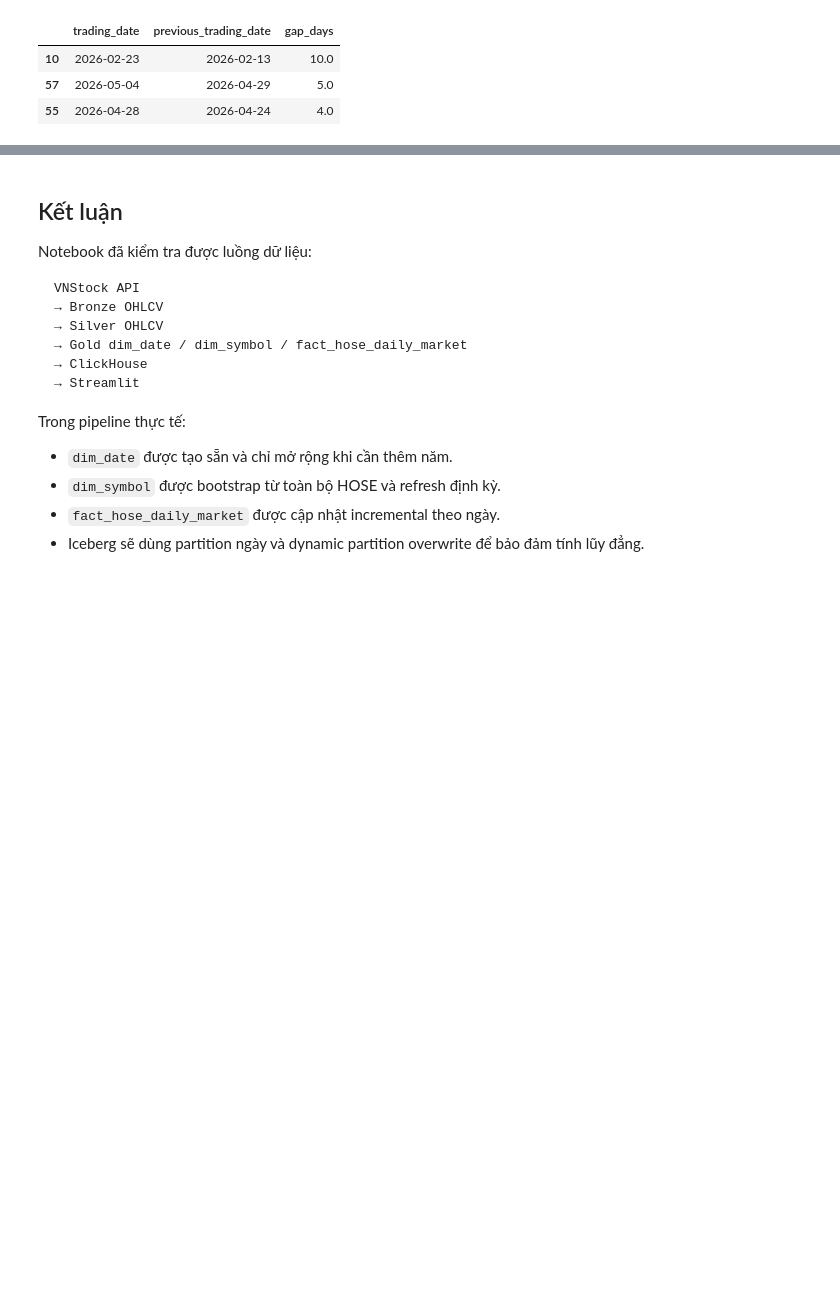
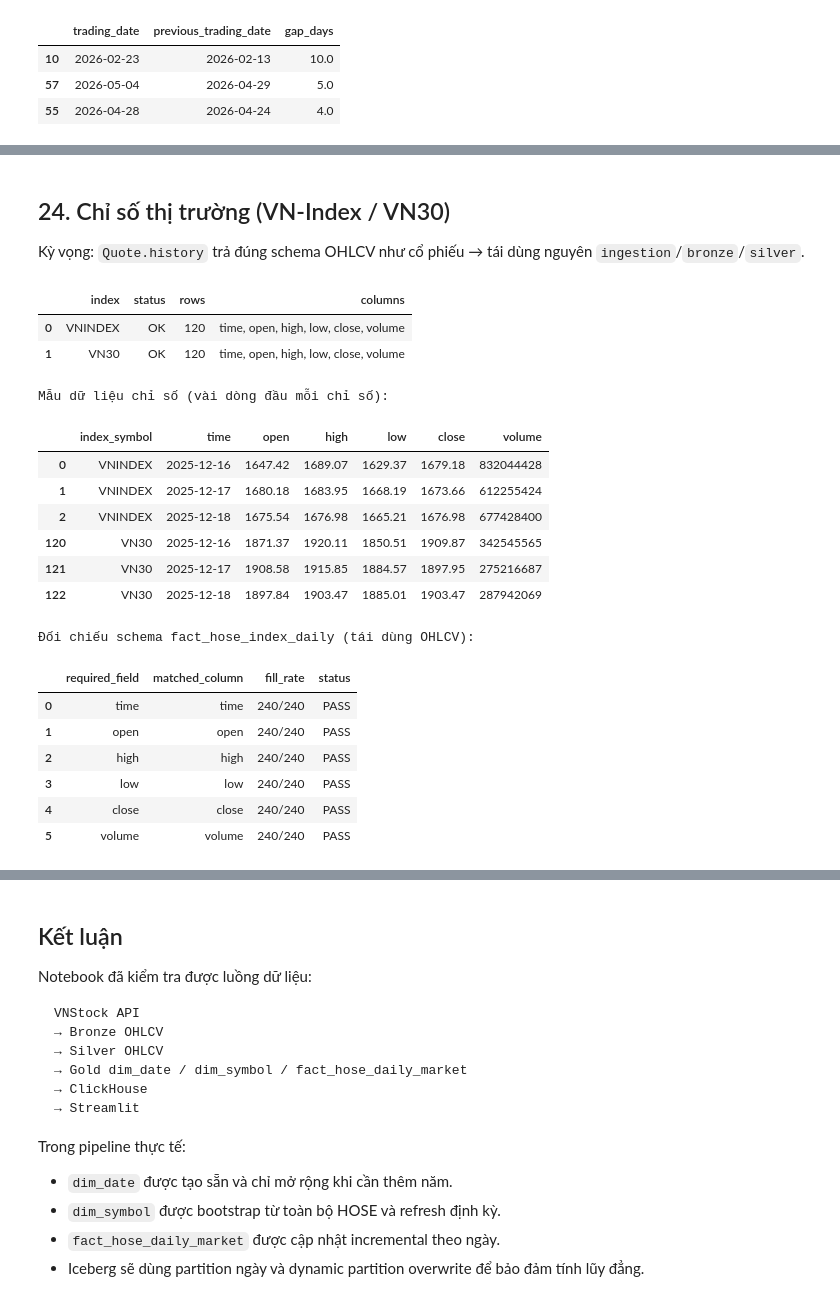
Before and after one commit to DPlayerGod/hose-stock-lakehouse, a Jupyter notebook: notebook/01_api_feasibility_check_batch.ipynb, the cells around one changed output, grey strips where cells are left out. Drawn from its saved outputs; the diff is of its cells as text; code cells hidden in the pictures; blank space fills up the shorter version.

```diff
--- a/notebook/01_api_feasibility_check_batch.ipynb
+++ b/notebook/01_api_feasibility_check_batch.ipynb
@@ -1262,0 +1331,79 @@ display(
+# %% [markdown]
+## 24. Chỉ số thị trường (VN-Index / VN30)
+
+Kỳ vọng: `Quote.history` trả đúng schema OHLCV như cổ phiếu → tái dùng nguyên `ingestion`/`bronze`/`silver`.
+# %%
+INDEX_SYMBOLS = ["VNINDEX", "VN30"]
+
+INDEX_FIELD_SPECS = {
+    "time": ["time", "trading_date", "date"],
+    "open": ["open"],
+    "high": ["high"],
+    "low": ["low"],
+    "close": ["close"],
+    "volume": ["volume"],
+}
+
+index_logs: list[dict] = []
+index_frames: list[pd.DataFrame] = []
+
+for index_symbol in INDEX_SYMBOLS:
+    try:
+        index_quote = Quote(symbol=index_symbol, source=SOURCE)
+        index_raw = index_quote.history(
+            start=OHLCV_START_DATE,
+            end=OHLCV_END_DATE,
+            interval="1D",
+        )
+        index_df = to_dataframe(index_raw)
+        if index_df.empty:
+            raise ValueError("API không trả dữ liệu")
+        # API không trả cột symbol -> phải tự gán để phân biệt từng chỉ số
+        index_df.insert(0, "index_symbol", index_symbol)
+        index_frames.append(index_df)
+        index_logs.append({
+            "index": index_symbol,
+            "status": "OK",
+            "rows": len(index_df),
+            "columns": ", ".join(map(str, index_raw.columns)),
+        })
+    except Exception as exc:
+        index_logs.append({
+            "index": index_symbol,
+            "status": "ERROR",
+            "rows": 0,
+            "columns": str(exc),
+        })
+
+display(pd.DataFrame(index_logs))
+
+index_sample_df = (
+    pd.concat(index_frames, ignore_index=True)
+    if index_frames else pd.DataFrame()
+)
+
+if not index_sample_df.empty:
+    print("Mẫu dữ liệu chỉ số (vài dòng đầu mỗi chỉ số):")
+    display(index_sample_df.groupby("index_symbol", as_index=False).head(3))
+    print("Đối chiếu schema fact_hose_index_daily (tái dùng OHLCV):")
+    display(field_feasibility(index_sample_df, INDEX_FIELD_SPECS))
+# %% [output]
+|  | index | status | rows | columns |
+| 0 | VNINDEX | OK | 120 | time, open, high, low, close, volume |
+| 1 | VN30 | OK | 120 | time, open, high, low, close, volume |
+Mẫu dữ liệu chỉ số (vài dòng đầu mỗi chỉ số):
+|  | index_symbol | time | open | high | low | close | volume |
+| 0 | VNINDEX | 2025-12-16 | 1647.42 | 1689.07 | 1629.37 | 1679.18 | 832044428 |
+| 1 | VNINDEX | 2025-12-17 | 1680.18 | 1683.95 | 1668.19 | 1673.66 | 612255424 |
+| 2 | VNINDEX | 2025-12-18 | 1675.54 | 1676.98 | 1665.21 | 1676.98 | 677428400 |
+| 120 | VN30 | 2025-12-16 | 1871.37 | 1920.11 | 1850.51 | 1909.87 | 342545565 |
+| 121 | VN30 | 2025-12-17 | 1908.58 | 1915.85 | 1884.57 | 1897.95 | 275216687 |
+| 122 | VN30 | 2025-12-18 | 1897.84 | 1903.47 | 1885.01 | 1903.47 | 287942069 |
+Đối chiếu schema fact_hose_index_daily (tái dùng OHLCV):
+|  | required_field | matched_column | fill_rate | status |
+| 0 | time | time | 240/240 | PASS |
+| 1 | open | open | 240/240 | PASS |
+| 2 | high | high | 240/240 | PASS |
+| 3 | low | low | 240/240 | PASS |
+| 4 | close | close | 240/240 | PASS |
+| 5 | volume | volume | 240/240 | PASS |
```
Also changed, not shown: parts of 14 cells of this notebook, 7 other files.
